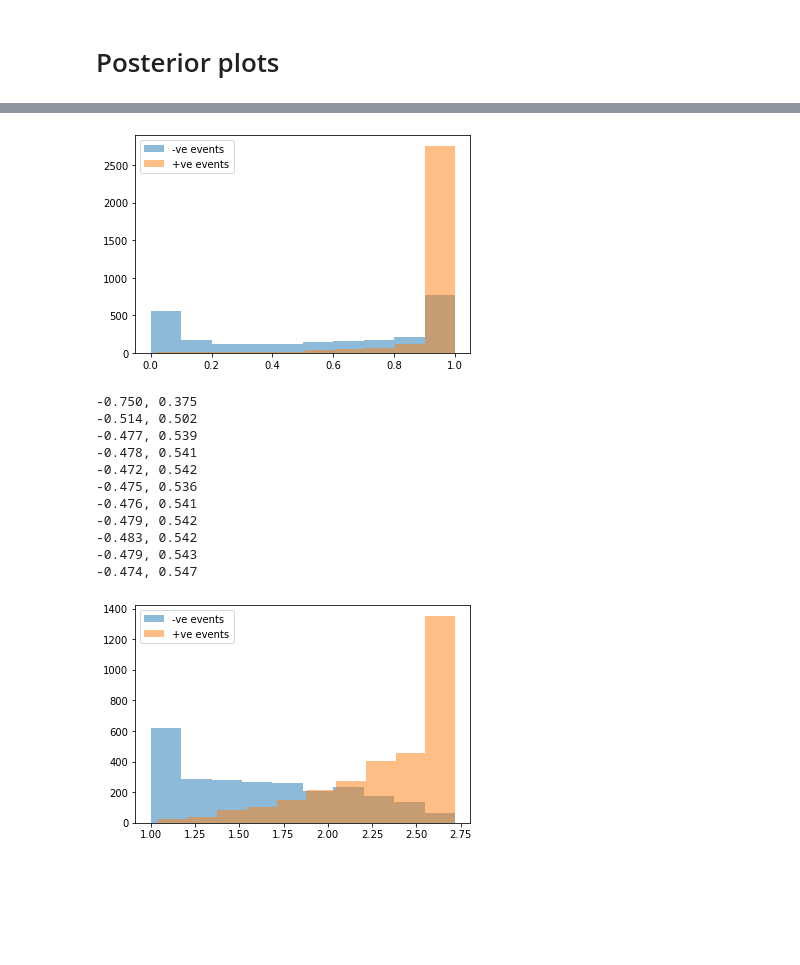
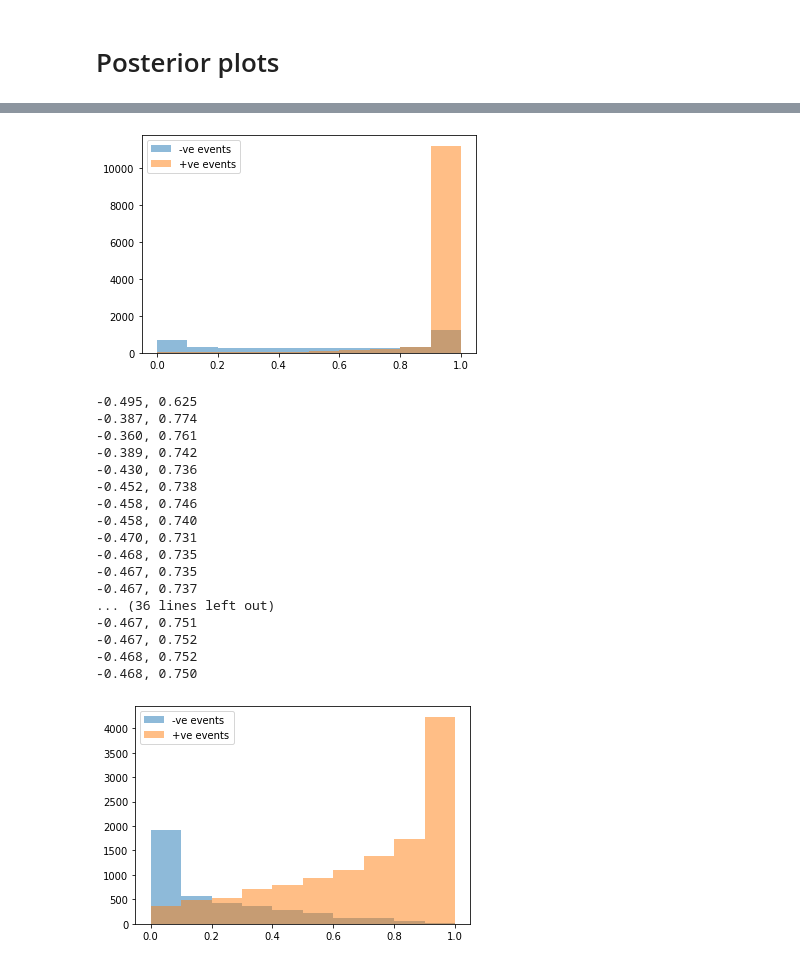
Before and after one commit to requeima/kernelcnp, a Jupyter notebook: notebooks/pred-prey-results/pred-prey-post-plots.ipynb, the cells around one changed output, grey strips where cells are left out. Saved outputs shown, nothing was run; the diff lists cells and outputs as text; code cells hidden in the pictures; blank space fills up the shorter version.

```diff
--- a/notebooks/pred-prey-results/pred-prey-post-plots.ipynb
+++ b/notebooks/pred-prey-results/pred-prey-post-plots.ipynb
@@ -524,16 +413,20 @@ def threshold_estimator(data, model, threshold, num_samples, max_num_context, ma
     return np.mean(log_probs), probs_all, true_events_all
 # %%
 file = open('data.pkl', 'rb')
-data = pickle.load(file)
+data = [pickle.load(file)]
 file.close()
 
 model = load_model('convgnp-meanfield-identity', device=device, working_directory=model_directory)
 
-mf_log_probs_all, mf_true_events_all = threshold_estimator(data,
-                                                           model=model,
-                                                           threshold=0.5,
-                                                           num_samples=128,
-                                                           max_num_context=20,
-                                                           max_num_target=100,
-                                                           num_grid=300)
+mf_logprob, mf_probs_all, mf_true_events_all = threshold_estimator(data,
+                                                                   model=model,
+                                                                   coefficient=1.1,
+                                                                   num_samples=128,
+                                                                   max_num_context=20,
+                                                                   max_num_target=100,
+                                                                   num_grid=300,
+                                                                   noiseless=False)
+np.save('numpy/mf_logprob.npy', mf_logprob)
+np.save('numpy/mf_probs_all.npy', mf_probs_all)
+np.save('numpy/mf_true_events_all.npy', mf_true_events_all)
 # %% [output]
@@ -551,5 +450,5 @@ mf_log_probs_all, mf_true_events_all = threshold_estimator(data,
 # %%
-p = mf_log_probs_all.detach().cpu().numpy()
+p = mf_probs_all.detach().cpu().numpy()
 y = mf_true_events_all.detach().cpu().numpy()
 
 plt.hist(p[np.where(y == 0)], alpha=0.5, label='-ve events')
@@ -557,42 +456,52 @@ plt.hist(p[np.where(y == 1)], alpha=0.5, label='+ve events')
 plt.legend()
 plt.show()
 # %% [output]
-[figure, old version]
+[figure, new version]
 # %%
 file = open('data.pkl', 'rb')
-data = pickle.load(file)
+data = [pickle.load(file)]
 file.close()
 
 model = load_model('convgnp-innerprod-identity', device=device, working_directory=model_directory)
 
-ip_log_probs_all, ip_true_events_all = threshold_estimator(data,
-                                                           model=model,
-                                                           threshold=0.5,
-                                                           num_samples=128,
-                                                           max_num_context=20,
-                                                           max_num_target=100,
-                                                           num_grid=300)
+ip_logprob, ip_probs_all, ip_true_events_all = threshold_estimator(data,
+                                                                   model=model,
+                                                                   coefficient=1.1,
+                                                                   num_samples=128,
+                                                                   max_num_context=20,
+                                                                   max_num_target=100,
+                                                                   num_grid=300,
+                                                                   noiseless=True)
+np.save('numpy/ip_logprob.npy', ip_logprob)
+np.save('numpy/ip_probs_all.npy', ip_probs_all)
+np.save('numpy/ip_true_events_all.npy', ip_true_events_all)
 # %% [output]
--0.750, 0.375
--0.514, 0.502
--0.477, 0.539
--0.478, 0.541
--0.472, 0.542
--0.475, 0.536
--0.476, 0.541
--0.479, 0.542
--0.483, 0.542
--0.479, 0.543
--0.474, 0.547
+-0.495, 0.625
+-0.387, 0.774
+-0.360, 0.761
+-0.389, 0.742
+-0.430, 0.736
+-0.452, 0.738
+-0.458, 0.746
+-0.458, 0.740
+-0.470, 0.731
+-0.468, 0.735
+-0.467, 0.735
+-0.467, 0.737
+... (36 lines left out)
+-0.467, 0.751
+-0.467, 0.752
+-0.468, 0.752
+-0.468, 0.750
 # %%
-p = torch.exp(ip_log_probs_all).detach().cpu().numpy()
+p = ip_probs_all.detach().cpu().numpy()
 y = ip_true_events_all.detach().cpu().numpy()
 
 plt.hist(p[np.where(y == 0)], alpha=0.5, label='-ve events')
 plt.hist(p[np.where(y == 1)], alpha=0.5, label='+ve events')
 plt.legend()
 plt.show()
 # %% [output]
-[figure, old version]
+[figure, new version]
 # %%
 file = open('data.pkl', 'rb')
```
Also changed, not shown: parts of 17 cells of this notebook, 3 other files.
